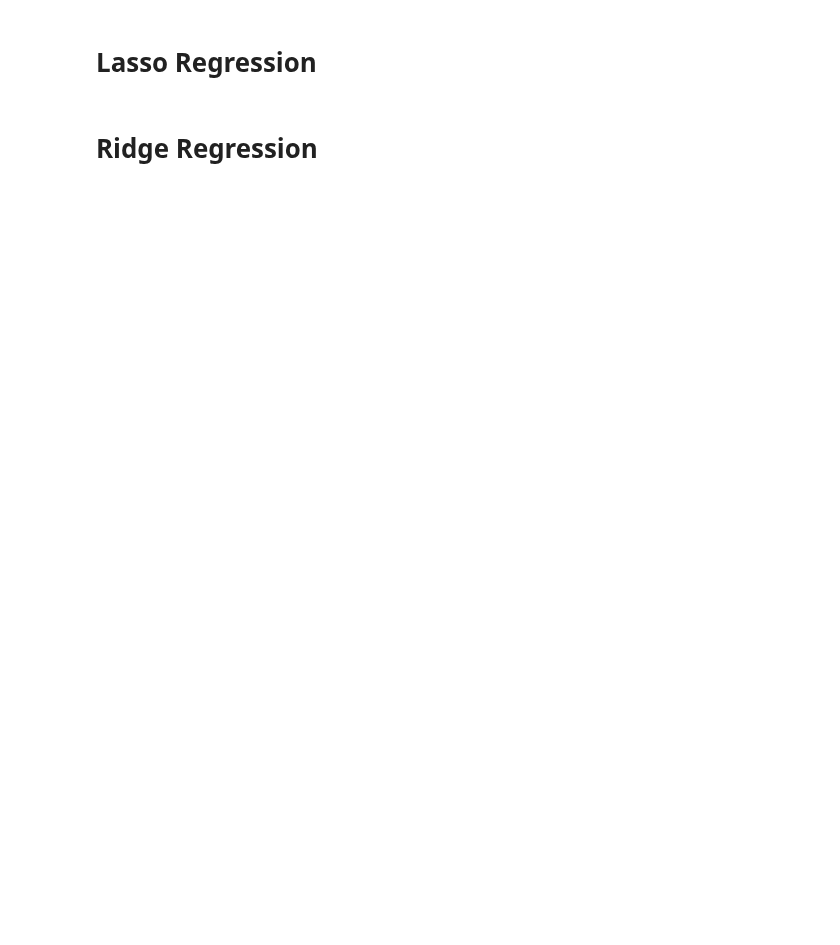
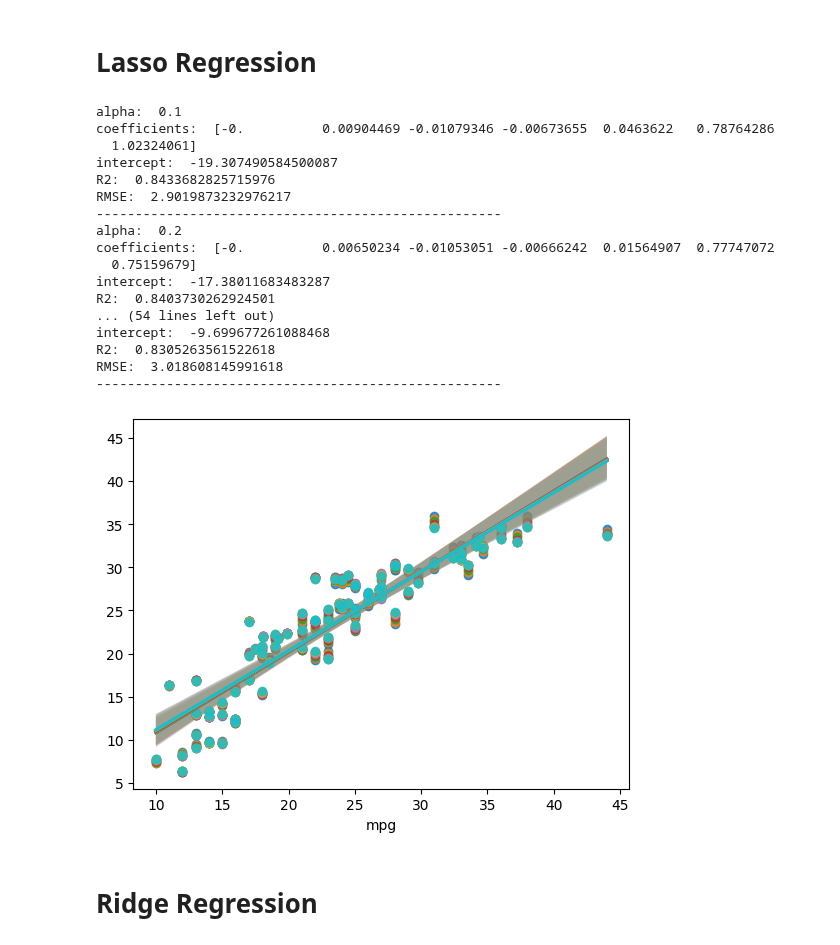
Before and after one commit to Harsh502s/ML-Assignments, a Jupyter notebook: ML-MF Pesentation/Presentation.ipynb, the cells around one changed output. Cells and saved outputs as stored; diff of their text form; code cells hidden in the pictures; blank space fills up the shorter version.

```diff
--- a/ML-MF Pesentation/Presentation.ipynb
+++ b/ML-MF Pesentation/Presentation.ipynb
@@ -111,18 +116,37 @@ X_train, X_test, y_train, y_test = train_test_split(
 )
 # %% [markdown]
 # Lasso Regression
-# %%
-# apply L1 regression
-for alpha in np.linspace(0.1, 1, 10):
-    lasso = Lasso(alpha=alpha)
-    lasso.fit(X_train, y_train)
-    lasso_predictions = lasso.predict(X_test)
-    lasso_mse = mean_squared_error(y_test, lasso_predictions) ** 0.5
-    print('Alpha Value: ', alpha)
-    print("L1 Regression RMSE: ", lasso_mse)
-    print("L1 Regression R2 score", r2_score(y_test, lasso_predictions))
-
-    sns.regplot(x=y_test, y=lasso_predictions, fit_reg=True)
-    plt.show()
+# %%
+# Apply Lasso Regression and print the coefficients and the intercept of the model
+
+for aplha in np.linspace(0.1, 1, 10):
+    lasso = Lasso(alpha=aplha)
+    lasso.fit(X_train, y_train)
+    print("alpha: ", aplha)
+    print("coefficients: ", lasso.coef_)
+    print("intercept: ", lasso.intercept_)
+    print("R2: ", lasso.score(X_test, y_test))
+    print("RMSE: ", np.sqrt(mean_squared_error(y_test, lasso.predict(X_test))))
+    print("----------------------------------------------------")
+    sns.regplot(x= y_test, y = lasso.predict(X_test))
+# %% [output]
+alpha:  0.1
+coefficients:  [-0.          0.00904469 -0.01079346 -0.00673655  0.0463622   0.78764286
+  1.02324061]
+intercept:  -19.307490584500087
+R2:  0.8433682825715976
+RMSE:  2.9019873232976217
+----------------------------------------------------
+alpha:  0.2
+coefficients:  [-0.          0.00650234 -0.01053051 -0.00666242  0.01564907  0.77747072
+  0.75159679]
+intercept:  -17.38011683483287
+R2:  0.8403730262924501
+... (54 lines left out)
+intercept:  -9.699677261088468
+R2:  0.8305263561522618
+RMSE:  3.018608145991618
+----------------------------------------------------
+[figure, added]
 # %% [markdown]
 # Ridge Regression
```
Also changed, not shown: parts of 4 cells of this notebook.
